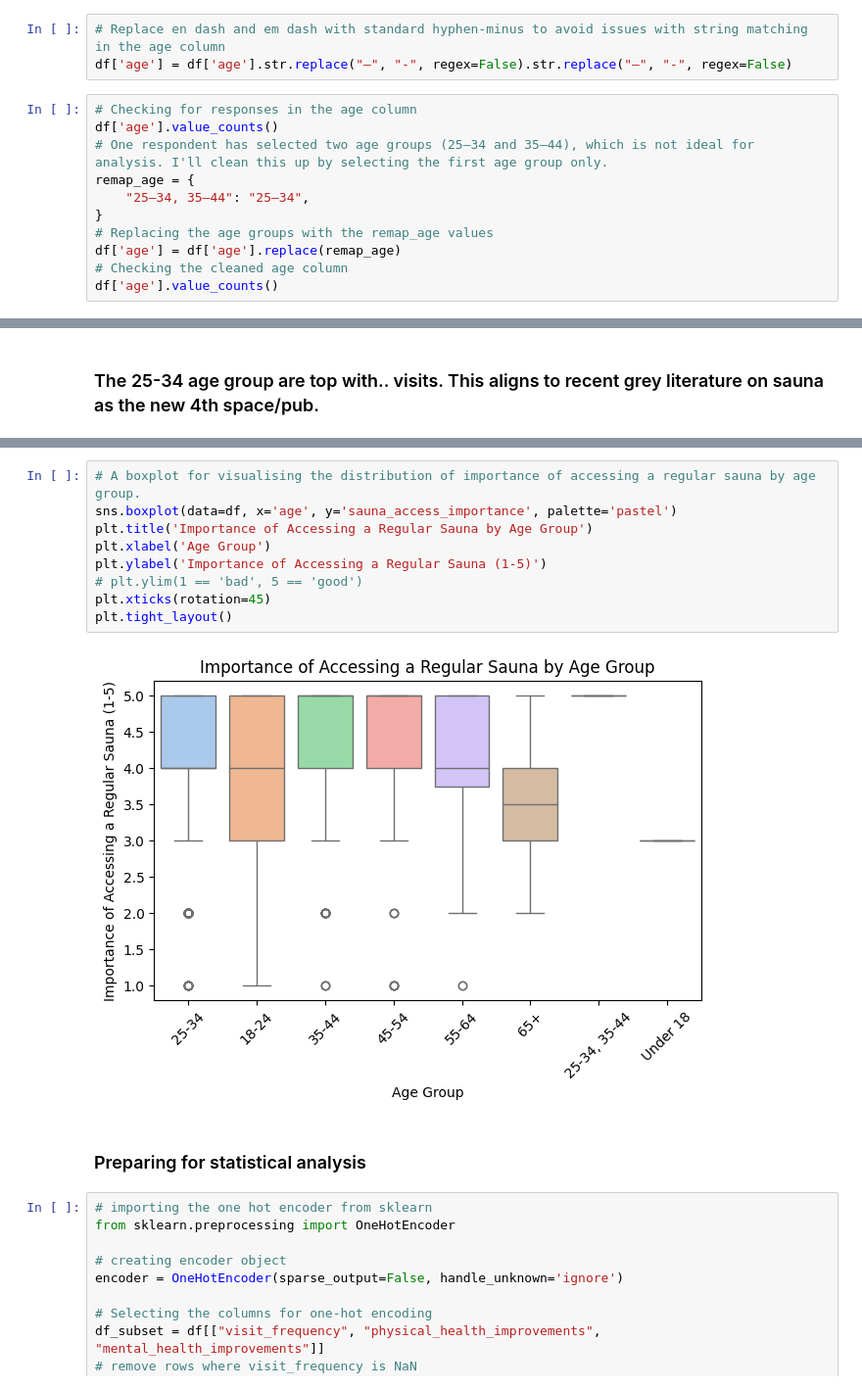
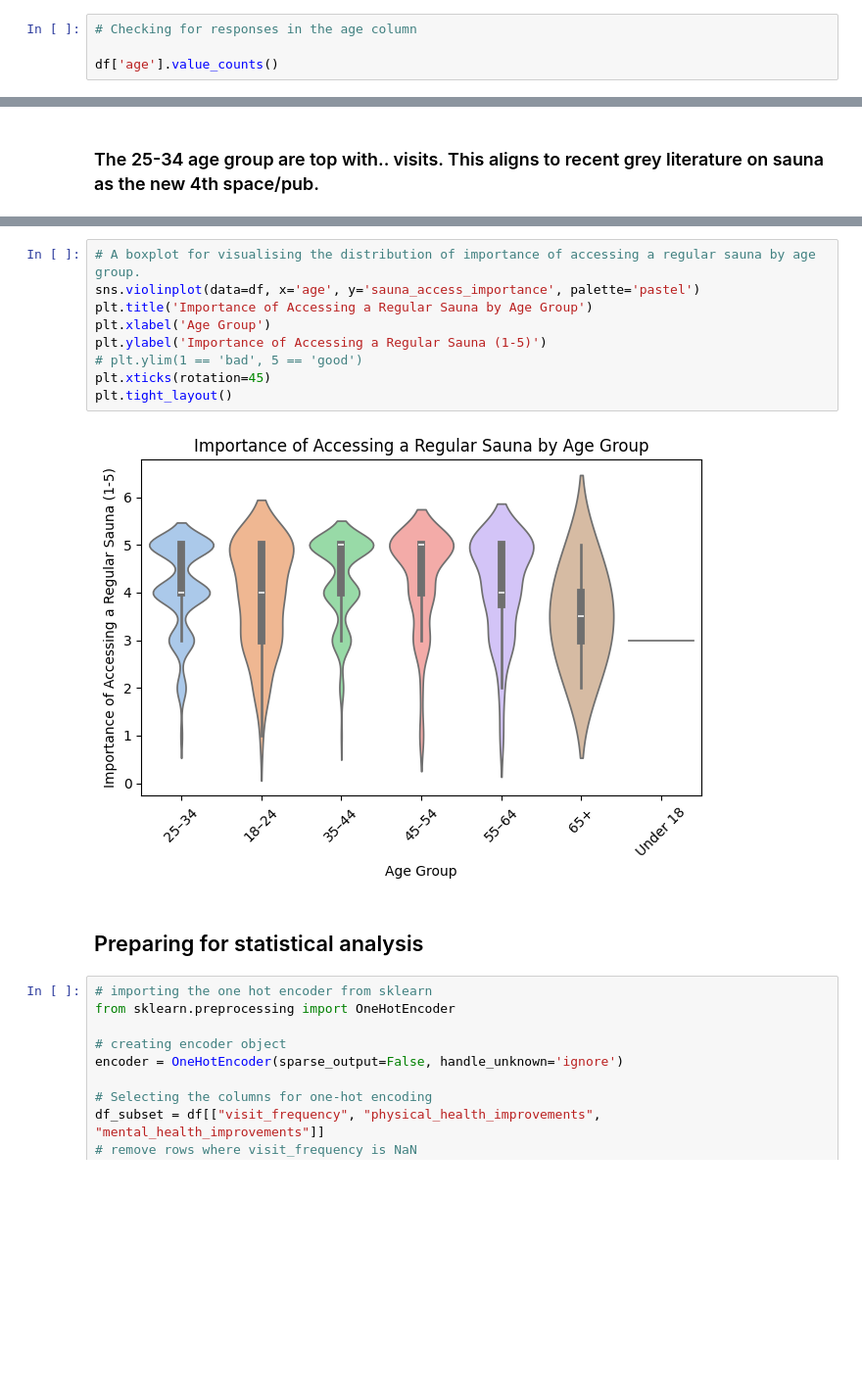
Before and after one commit to RachaelJadeMcGrath/Capstone, a Jupyter notebook: capstone_analysis.ipynb, the cells around one changed output, grey strips where cells are left out. Shown at 98% size. Cells and saved outputs as stored; diff of their text form; blank space fills up the shorter version.

Commit message:
Fixed age hyphen issue, new contingency tables and removed regression section.

```diff
--- a/capstone_analysis.ipynb
+++ b/capstone_analysis.ipynb
@@ -305,19 +305,9 @@ Black or Black British             41
 Prefer not to say                  33
 Arab                                7
 Name: count, dtype: int64
-# %%
-# Replace en dash and em dash with standard hyphen-minus to avoid issues with string matching in the age column
-df['age'] = df['age'].str.replace("–", "-", regex=False).str.replace("—", "-", regex=False)
 # %%
 # Checking for responses in the age column
+
 df['age'].value_counts()
-# One respondent has selected two age groups (25–34 and 35–44), which is not ideal for analysis. I'll clean this up by selecting the first age group only.
-remap_age = {
-    "25–34, 35–44": "25–34",
-}
-# Replacing the age groups with the remap_age values
-df['age'] = df['age'].replace(remap_age)
-# Checking the cleaned age column
-df['age'].value_counts()
 # %% [output]
 age
@@ -551,16 +524,16 @@ plt.tight_layout()
 # %%
 # A boxplot for visualising the distribution of importance of accessing a regular sauna by age group.
-sns.boxplot(data=df, x='age', y='sauna_access_importance', palette='pastel')
+sns.violinplot(data=df, x='age', y='sauna_access_importance', palette='pastel')
 plt.title('Importance of Accessing a Regular Sauna by Age Group')
 plt.xlabel('Age Group')
 plt.ylabel('Importance of Accessing a Regular Sauna (1-5)')
 # plt.ylim(1 == 'bad', 5 == 'good')
 plt.xticks(rotation=45)
 plt.tight_layout()
 # %% [output]
-[figure, old version]
+[figure, new version]
 # %% [markdown]
-### Preparing for statistical analysis
+## Preparing for statistical analysis
 # %%
 # importing the one hot encoder from sklearn
 from sklearn.preprocessing import OneHotEncoder
```
Also changed, not shown: parts of 38 cells of this notebook, 2 other files.
